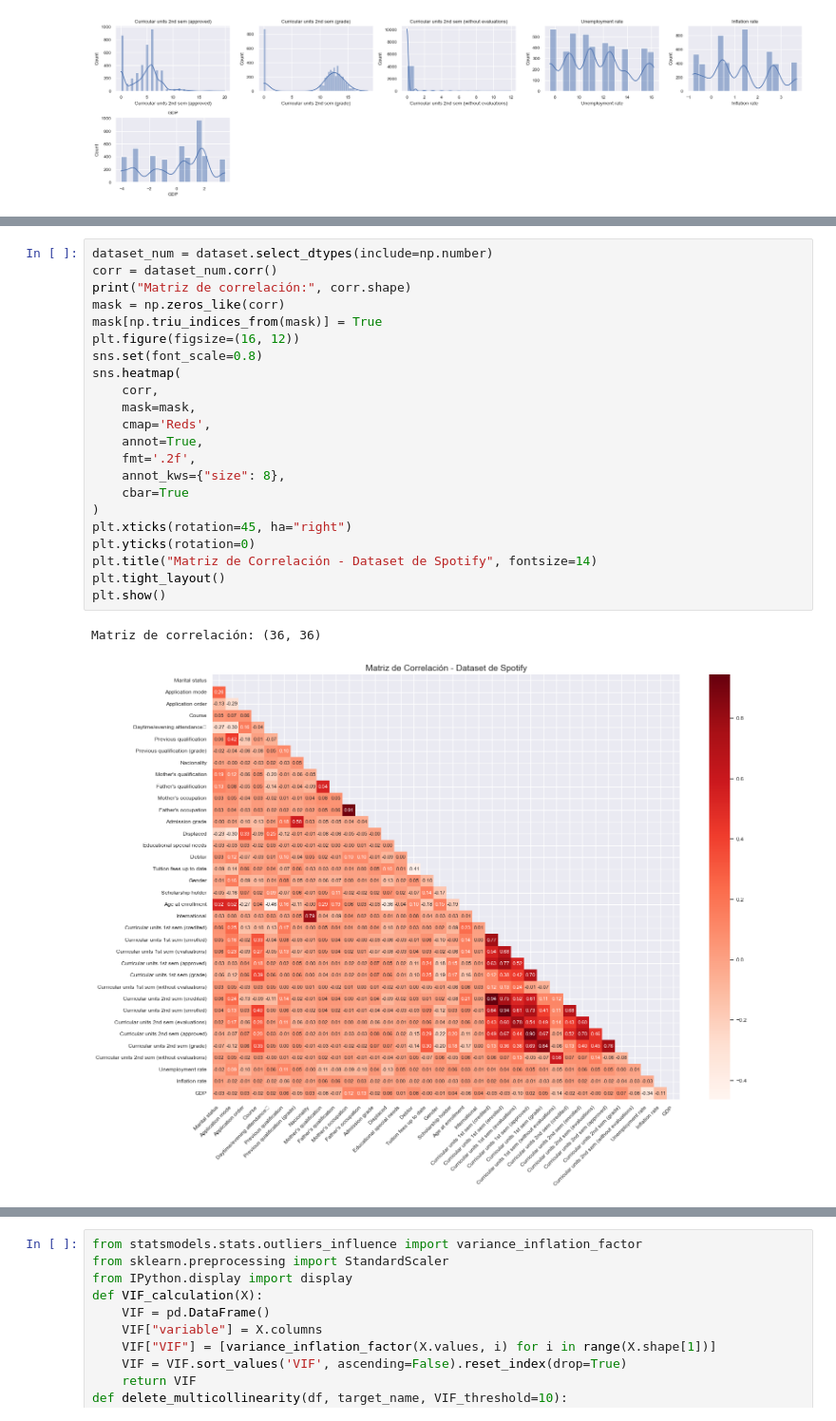
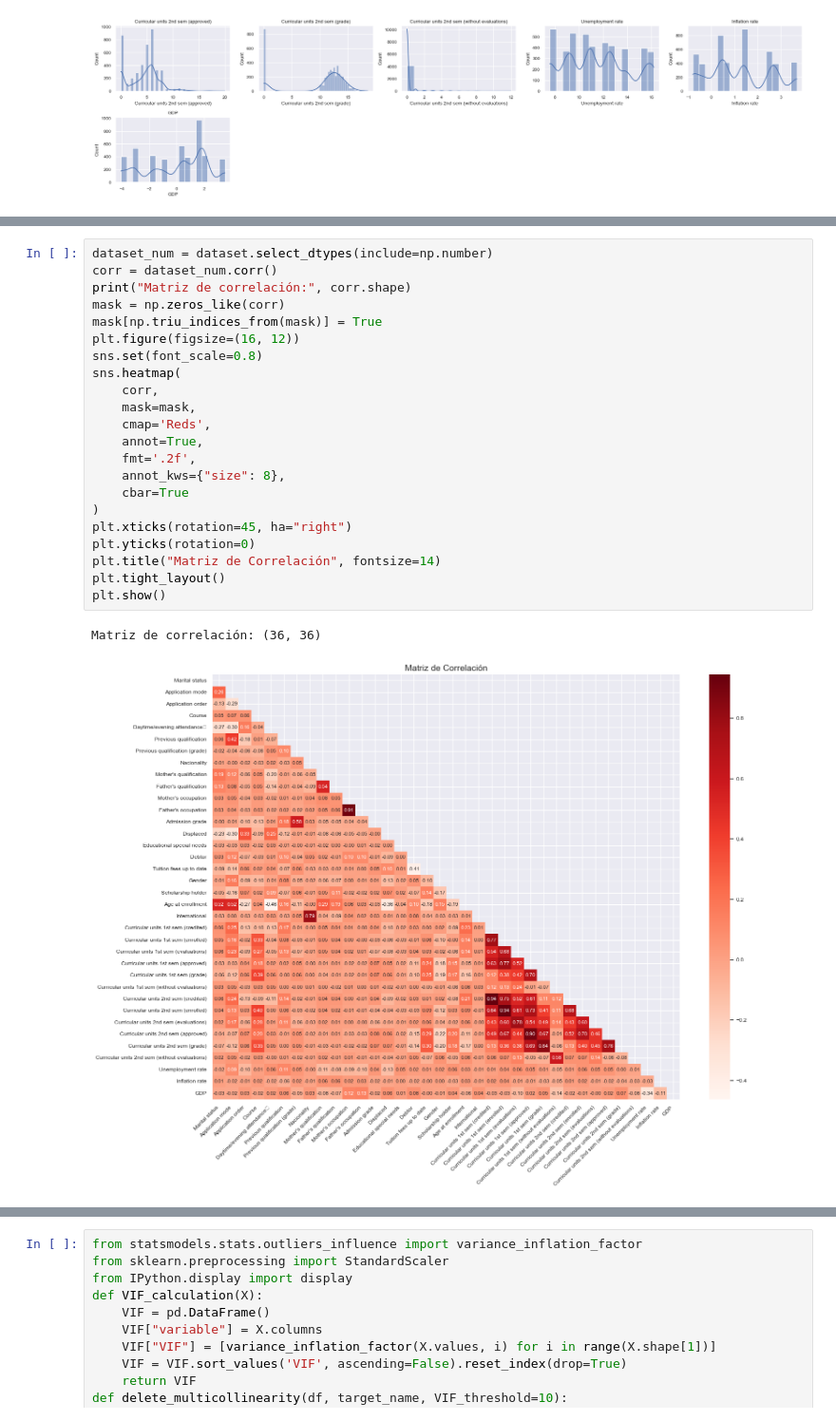
Before and after one commit to MariaClara091/jbook_mlproyect, a Jupyter notebook: _sources/Prueba.ipynb, the cells around one changed output, grey strips where cells are left out. Shown at 95% size. Saved outputs shown, nothing was run; the diff lists cells and outputs as text.

```diff
--- a/_sources/Prueba.ipynb
+++ b/_sources/Prueba.ipynb
@@ -160,25 +271,25 @@ Y para variables demográficas como  edad y estado civil presentan una mayor con
 # %%
 dataset_num = dataset.select_dtypes(include=np.number)
 corr = dataset_num.corr()
 print("Matriz de correlación:", corr.shape)
 mask = np.zeros_like(corr)
 mask[np.triu_indices_from(mask)] = True
 plt.figure(figsize=(16, 12))
 sns.set(font_scale=0.8)
 sns.heatmap(
     corr,
     mask=mask,
     cmap='Reds',
     annot=True,
     fmt='.2f',
     annot_kws={"size": 8},
     cbar=True
 )
 plt.xticks(rotation=45, ha="right")
 plt.yticks(rotation=0)
-plt.title("Matriz de Correlación - Dataset de Spotify", fontsize=14)
+plt.title("Matriz de Correlación", fontsize=14)
 plt.tight_layout()
 plt.show()
 # %% [output]
 Matriz de correlación: (36, 36)
-[figure, old version]
+[figure, new version]
```
Also changed, not shown: parts of 37 cells of this notebook, 10 other files.
